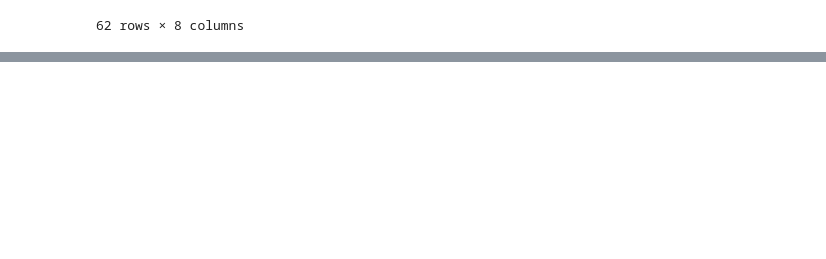
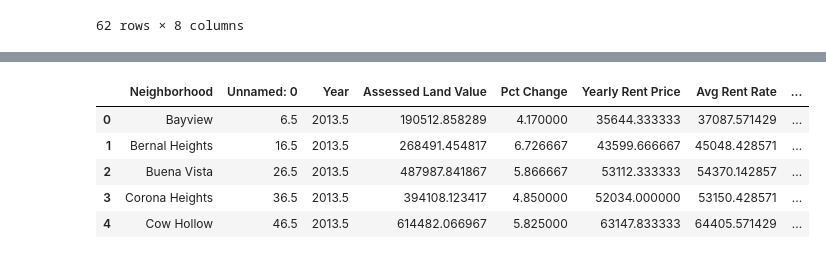
Before and after one commit to rochiecuevas/shared_accommodations, a Jupyter notebook: Home Prices/DataHome_Cleanup.ipynb, the cells around one changed output, grey strips where cells are left out. Saved outputs shown, nothing was run; the diff lists cells and outputs as text; code cells hidden in the pictures; blank space fills up the shorter version.

```diff
--- a/Home Prices/DataHome_Cleanup.ipynb
+++ b/Home Prices/DataHome_Cleanup.ipynb
@@ -98,0 +125,10 @@ fig
+# %%
+data = pd.read_csv("hp_and_rent_grouped.csv", encoding='utf8', engine='python')
+data.head()
+# %% [output]
+|  | Neighborhood | Unnamed: 0 | Year | Assessed Land Value | Pct Change | Yearly Rent Price | Avg Rent Rate | ... |
+| 0 | Bayview | 6.5 | 2013.5 | 190512.858289 | 4.170000 | 35644.333333 | 37087.571429 | ... |
+| 1 | Bernal Heights | 16.5 | 2013.5 | 268491.454817 | 6.726667 | 43599.666667 | 45048.428571 | ... |
+| 2 | Buena Vista | 26.5 | 2013.5 | 487987.841867 | 5.866667 | 53112.333333 | 54370.142857 | ... |
+| 3 | Corona Heights | 36.5 | 2013.5 | 394108.123417 | 4.850000 | 52034.000000 | 53150.428571 | ... |
+| 4 | Cow Hollow | 46.5 | 2013.5 | 614482.066967 | 5.825000 | 63147.833333 | 64405.571429 | ... |
```
Also changed, not shown: parts of 6 cells of this notebook.
